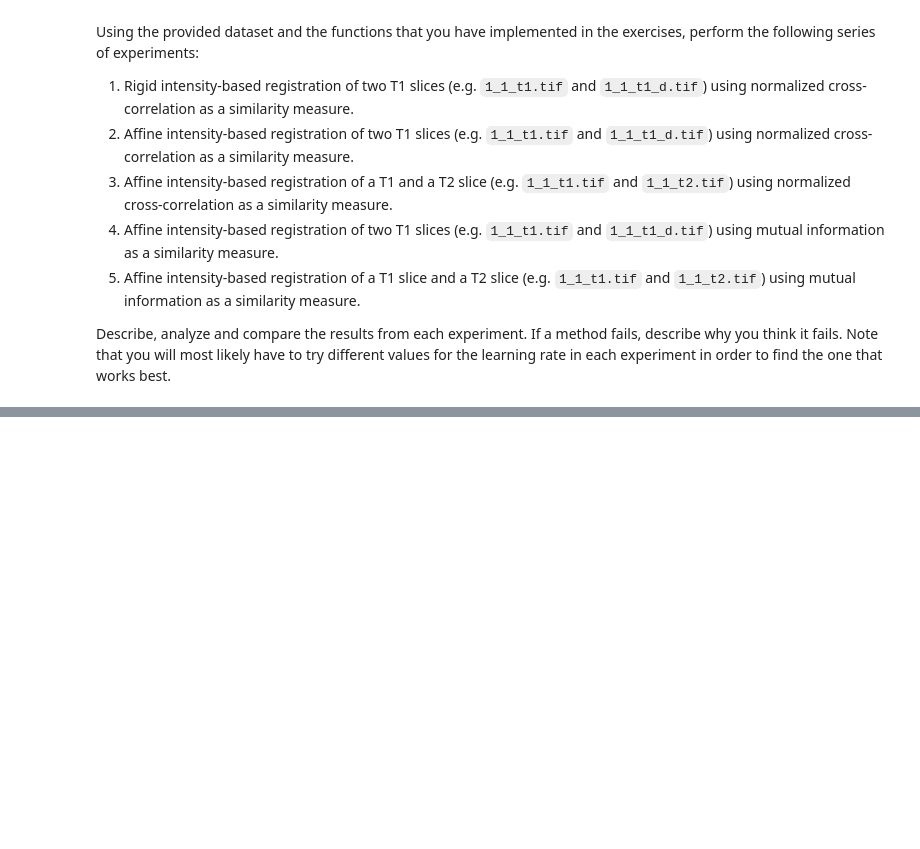
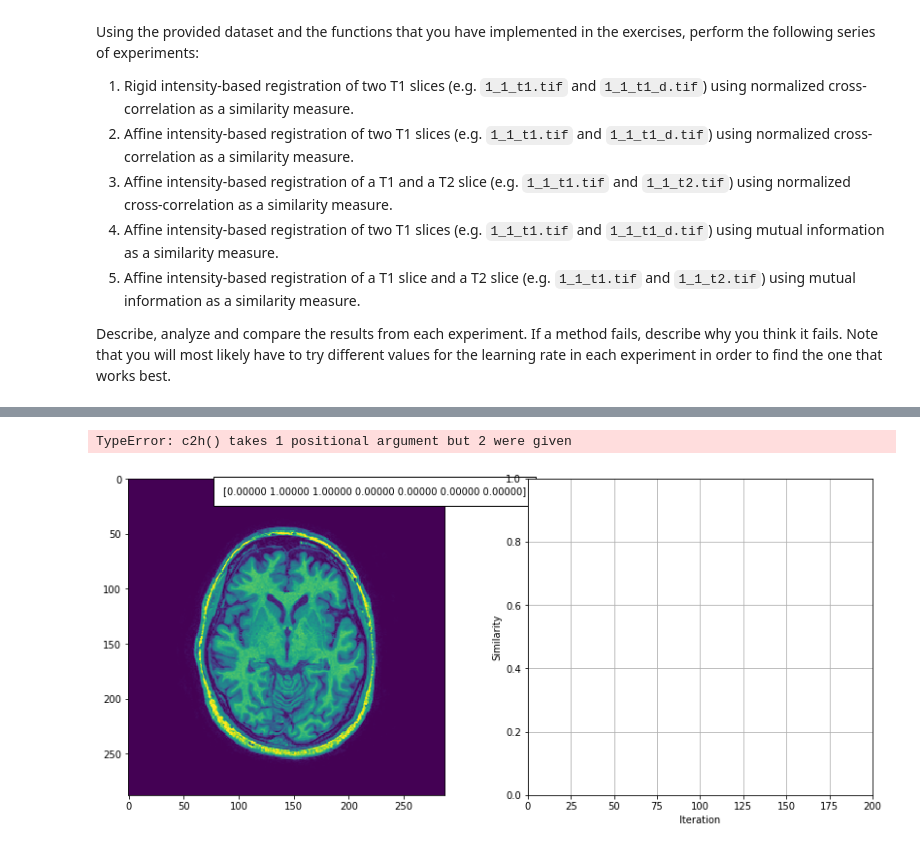
Before and after one commit to shaverschuren/8dc00-mia, a Jupyter notebook: notebooks/registration_project.ipynb, the cells around one changed output, grey strips where cells are left out. Drawn from its saved outputs; the diff is of its cells as text; code cells hidden in the pictures; blank space fills up the shorter version.

Commit message:
Created additional function for both rigid and affine registrations.

```diff
--- a/notebooks/registration_project.ipynb
+++ b/notebooks/registration_project.ipynb
@@ -161,0 +180,14 @@ Describe, analyze and compare the results from each experiment. If a method fail
+# %%
+# 2:
+%matplotlib inline
+import sys
+sys.path.append("../code")
+from registration_project import intensity_based_registration
+
+I_path = '../data/image_data/1_1_t1.tif'
+Im_path = '../data/image_data/1_1_t1_d.tif'
+
+intensity_based_registration(I_path,Im_path,1)
+# %% [output]
+TypeError: c2h() takes 1 positional argument but 2 were given
+[figure, added]
```
Also changed, not shown: parts of 1 cell of this notebook, 2 other files.
